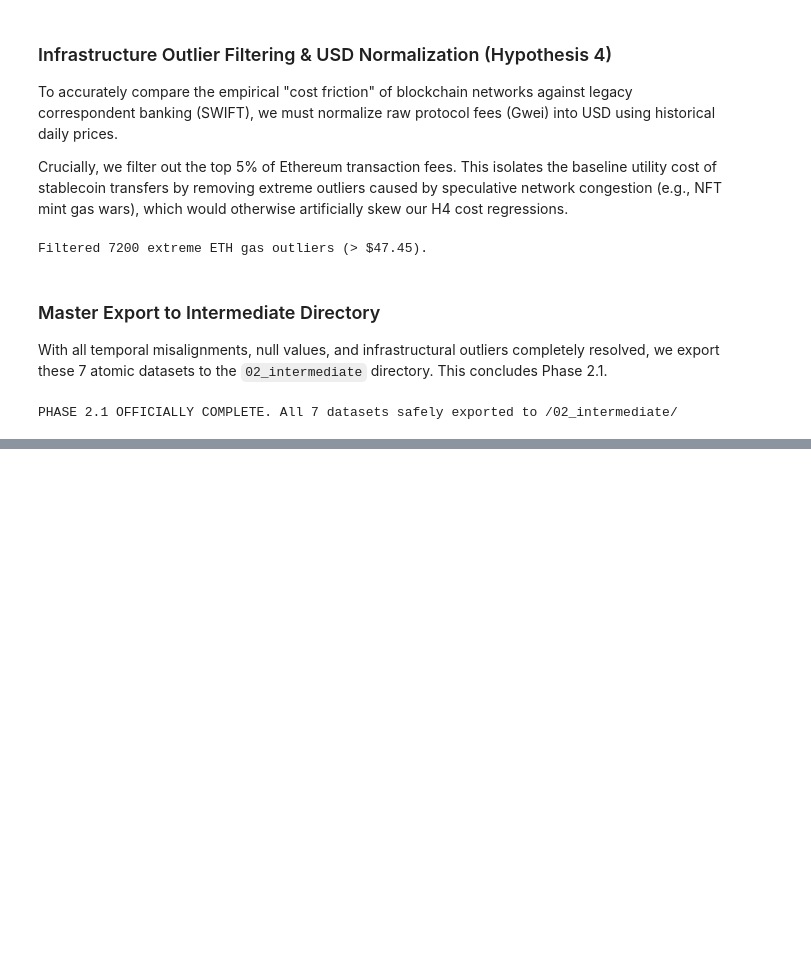
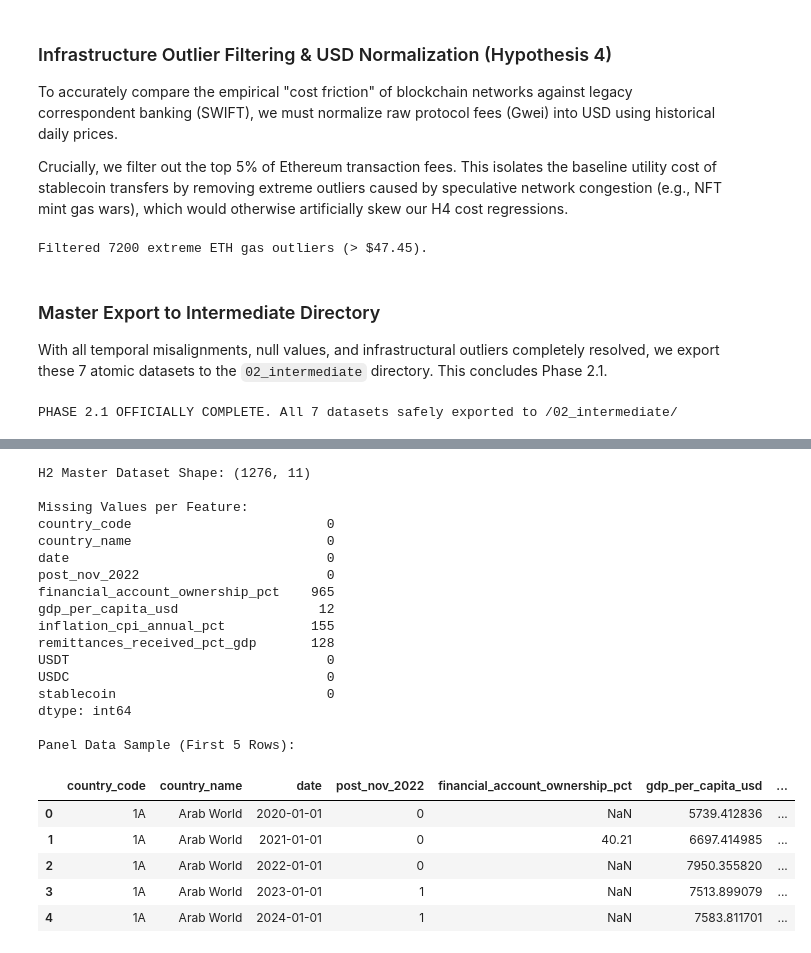
Before and after one commit to IIxoskeletonII/Internet-Network-Economics, a Jupyter notebook: notebooks/02_data_engineering.ipynb, the cells around one changed output, grey strips where cells are left out. Saved outputs shown, nothing was run; the diff lists cells and outputs as text; code cells hidden in the pictures; blank space fills up the shorter version.

```diff
--- a/notebooks/02_data_engineering.ipynb
+++ b/notebooks/02_data_engineering.ipynb
@@ -166,0 +263,70 @@ PHASE 2.1 OFFICIALLY COMPLETE. All 7 datasets safely exported to /02_intermediat
+# %%
+import pandas as pd
+import numpy as np
+
+# Define input paths
+WB_FILE = "../data/02_intermediate/wb_cleaned.csv"
+GT_FILE = "../data/02_intermediate/gt_global_intensity_cleaned.csv"
+PROCESSED_DIR = "../data/03_processed/"
+
+# 1. Ingest Data
+df_wb = pd.read_csv(WB_FILE, parse_dates=['date'])
+df_gt = pd.read_csv(GT_FILE, parse_dates=['date'])
+
+# 2. Pivot World Bank Panel Data
+# We transition from a long format (indicators in rows) to a wide format (indicators as columns)
+df_wb_pivoted = df_wb.pivot_table(
+    index=['country_code', 'country_name', 'date', 'post_nov_2022'],
+    columns='indicator_name',
+    values='value',
+    aggfunc='mean'
+).reset_index()
+
+# Clean column names to remove pivot artifacts
+df_wb_pivoted.columns.name = None
+
+# 3. Merge Panel with Google Trends Demand Proxy
+# Using a left join to map the global demand index to each country's temporal observation
+h2_diffusion = pd.merge(
+    df_wb_pivoted,
+    df_gt,
+    on=['date', 'post_nov_2022'],
+    how='left'
+)
+
+# 4. Sort Panel for Econometric Rigor (Country, then Time)
+h2_diffusion = h2_diffusion.sort_values(by=['country_code', 'date']).reset_index(drop=True)
+
+# 5. Export Master Dataset
+h2_diffusion.to_csv(f"{PROCESSED_DIR}h2_diffusion_dataset.csv", index=False)
+
+# 6. Validation Diagnostics
+print(f"H2 Master Dataset Shape: {h2_diffusion.shape}")
+print("\nMissing Values per Feature:")
+print(h2_diffusion.isna().sum())
+print("\nPanel Data Sample (First 5 Rows):")
+display(h2_diffusion.head(5))
+# %% [output]
+H2 Master Dataset Shape: (1276, 11)
+
+Missing Values per Feature:
+country_code                         0
+country_name                         0
+date                                 0
+post_nov_2022                        0
+financial_account_ownership_pct    965
+gdp_per_capita_usd                  12
+inflation_cpi_annual_pct           155
+remittances_received_pct_gdp       128
+USDT                                 0
+USDC                                 0
+stablecoin                           0
+dtype: int64
+
+Panel Data Sample (First 5 Rows):
+|  | country_code | country_name | date | post_nov_2022 | financial_account_ownership_pct | gdp_per_capita_usd | ... |
+| 0 | 1A | Arab World | 2020-01-01 | 0 | NaN | 5739.412836 | ... |
+| 1 | 1A | Arab World | 2021-01-01 | 0 | 40.21 | 6697.414985 | ... |
+| 2 | 1A | Arab World | 2022-01-01 | 0 | NaN | 7950.355820 | ... |
+| 3 | 1A | Arab World | 2023-01-01 | 1 | NaN | 7513.899079 | ... |
+| 4 | 1A | Arab World | 2024-01-01 | 1 | NaN | 7583.811701 | ... |
```
Also changed, not shown: parts of 5 cells of this notebook, 4 other files.
